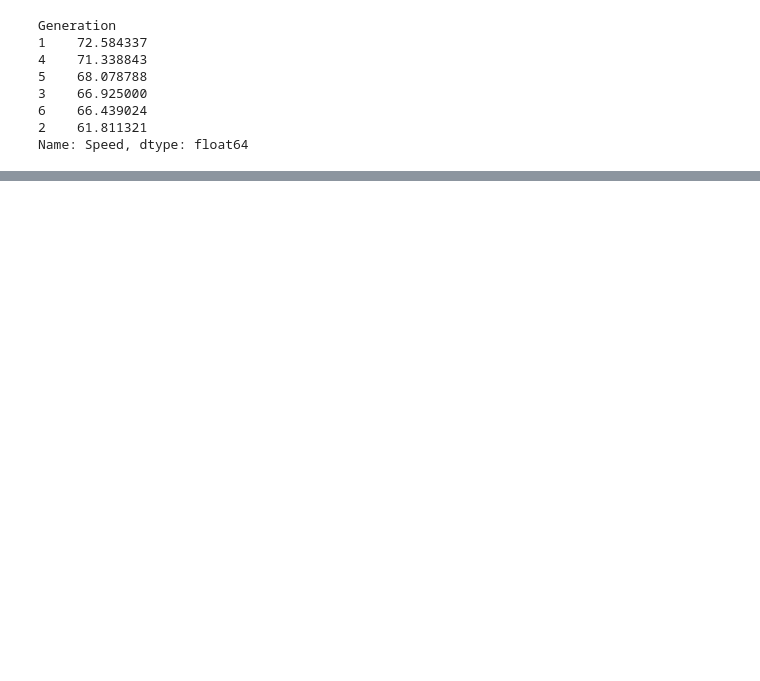
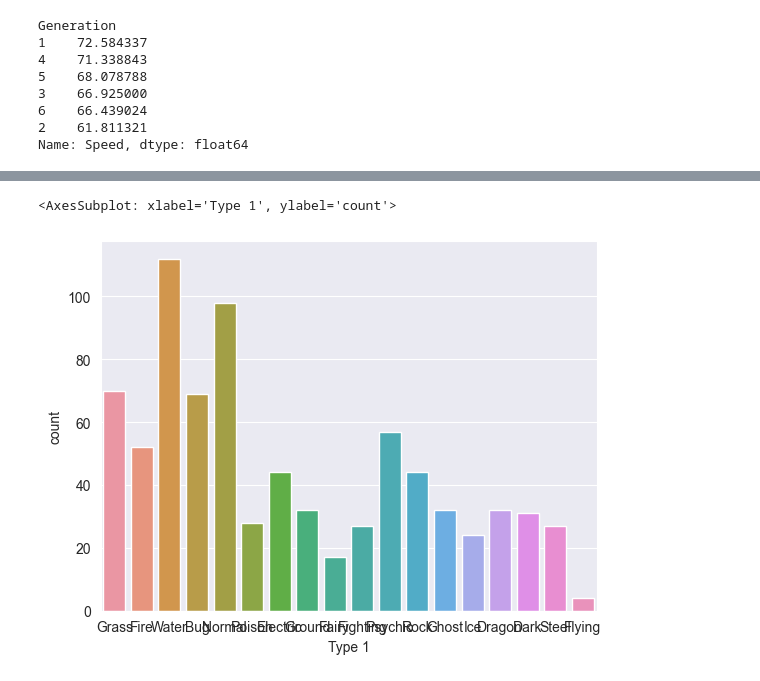
Before and after one commit to JianhaoH/HTH_FALL_BLD, a Jupyter notebook: PandaDataExploration/DATASET.ipynb, the cells around one changed output, grey strips where cells are left out. Cells and saved outputs as stored; diff of their text form; code cells hidden in the pictures; blank space fills up the shorter version.

```diff
--- a/PandaDataExploration/DATASET.ipynb
+++ b/PandaDataExploration/DATASET.ipynb
@@ -94,0 +106,5 @@ Name: Speed, dtype: float64
+# %%
+seaborn.countplot(x="Type 1", data=csv_data)
+# %% [output]
+<AxesSubplot: xlabel='Type 1', ylabel='count'>
+[figure, added]
```
Also changed, not shown: parts of 3 cells of this notebook.
